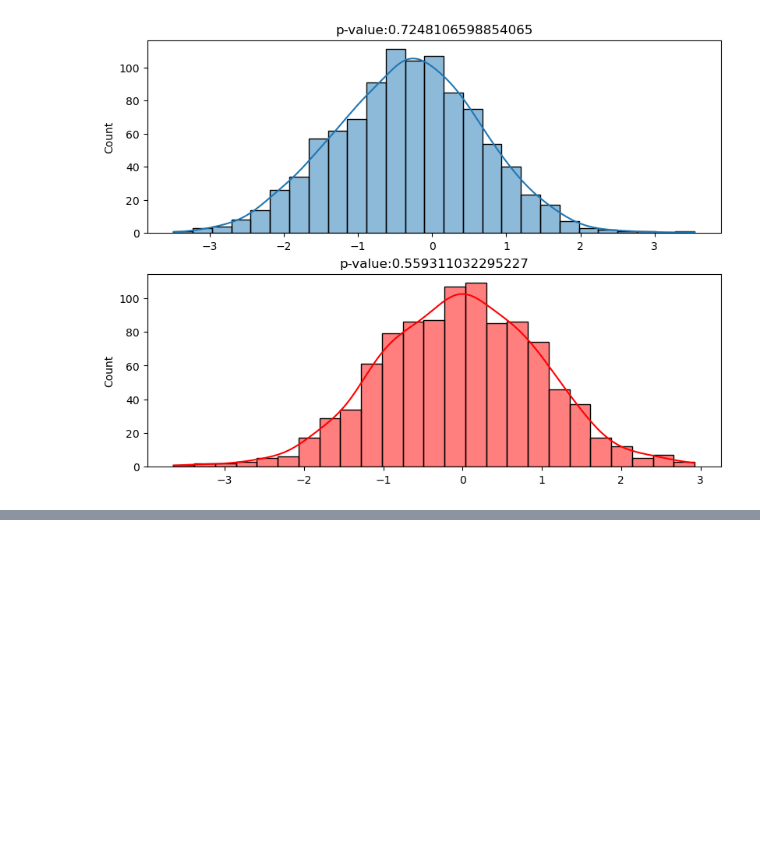
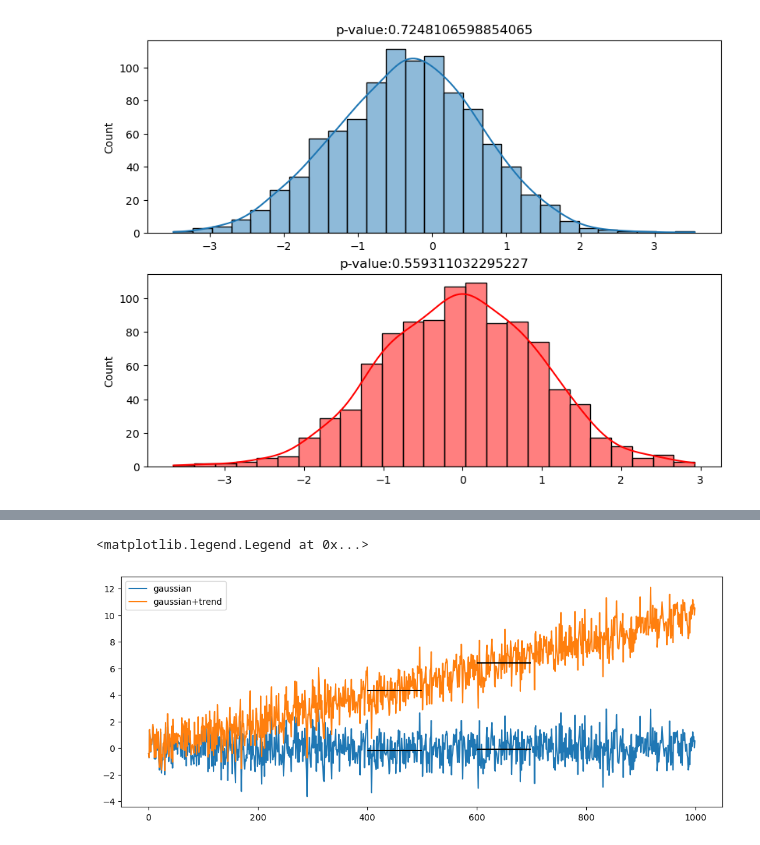
Before and after one commit to joelbracamontes/statistics, a Jupyter notebook: corre-Copy1.ipynb, the cells around one changed output, grey strips where cells are left out. Drawn from its saved outputs; the diff is of its cells as text; code cells hidden in the pictures; blank space fills up the shorter version.

```diff
--- a/corre-Copy1.ipynb
+++ b/corre-Copy1.ipynb
@@ -60,0 +59,19 @@ NameError: name 'data' is not defined
+# %%
+a=1/100;
+b=0;
+x=np.arange(N)
+trend=a*x+b;
+data_no_trend=data_no+trend
+# %%
+fig, ax = plt.subplots(figsize=(10,4), constrained_layout=True)
+ax.plot(data_no,label='gaussian')
+ax.plot(data_no_trend,label='gaussian+trend')
+ax.hlines(np.mean(data_no[400:500]),400,500,'black')
+ax.hlines(np.mean(data_no[600:700]),600,700,'black')
+ax.hlines(np.mean(data_no_trend[400:500]),400,500,'black')
+ax.hlines(np.mean(data_no_trend[600:700]),600,700,'black')
+
+ax.legend()
+# %% [output]
+<matplotlib.legend.Legend at 0x...>
+[figure, added]
```
Also changed, not shown: parts of 5 cells of this notebook.
